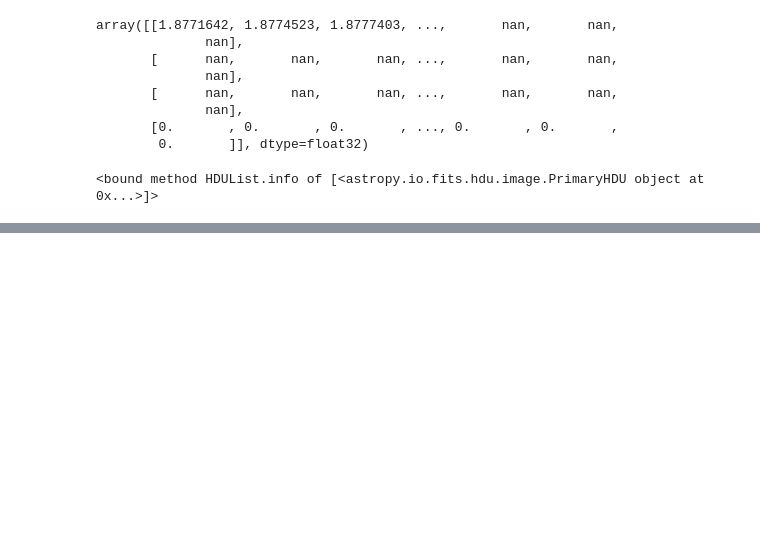
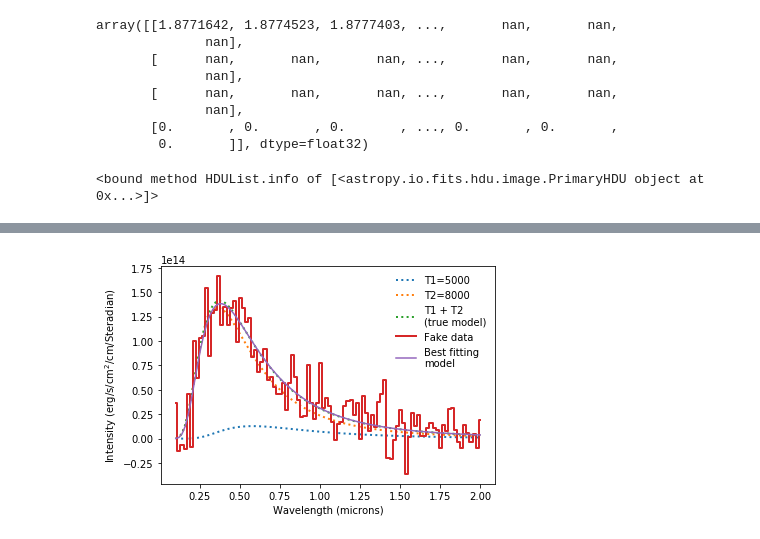
Before and after one commit to Hallflower20/Ay20-Project, a Jupyter notebook: PlotSpectrum.ipynb, the cells around one changed output, grey strips where cells are left out. Drawn from its saved outputs; the diff is of its cells as text; code cells hidden in the pictures; blank space fills up the shorter version.

```diff
--- a/PlotSpectrum.ipynb
+++ b/PlotSpectrum.ipynb
@@ -115,0 +146,16 @@ table.info
+# %%
+from scipy.optimize import curve_fit
+import pylab as plt
+import numpy as np
+
+def blackbody_lam(lam, T):
+    """ Blackbody as a function of wavelength (um) and temperature (K).
+
+    returns units of erg/s/cm^2/cm/Steradian
+    """
+    from scipy.constants import h,k,c
+    lam = 1e-6 * lam # convert to metres
+    return 2*h*c**2 / (lam**5 * (np.exp(h*c / (lam*k*T)) - 1))
+# %%
+def func(wa, T1, T2):
+    return blackbody_lam(wa, T1) + blackbody_lam(wa, T2)
@@ -115,0 +208,78 @@ table.info
+# %%
+from scipy.optimize import curve_fit
+import pylab as plt
+import numpy as np
+
+def blackbody_lam(lam, T):
+    """ Blackbody as a function of wavelength (um) and temperature (K).
+
+    returns units of erg/s/cm^2/cm/Steradian
+    """
+    from scipy.constants import h,k,c
+    lam = 1e-6 * lam # convert to metres
+    return 2*h*c**2 / (lam**5 * (np.exp(h*c / (lam*k*T)) - 1))
+
+wa = np.linspace(0.1, 2, 100)   # wavelengths in um
+T1 = 5000.
+T2 = 8000.
+y1 = blackbody_lam(wa, T1)
+y2 = blackbody_lam(wa, T2)
+ytot = y1 + y2
+
+np.random.seed(1)
+
+# make synthetic data with Gaussian errors
+
+sigma = np.ones(len(wa)) * 1 * np.median(ytot)
+ydata = ytot + np.random.randn(len(wa)) * sigma
+
+# plot the input model and synthetic data
+
+plt.figure()
+plt.plot(wa, y1, ':', lw=2, label='T1=%.0f' % T1)
+plt.plot(wa, y2, ':', lw=2, label='T2=%.0f' % T2)
+plt.plot(wa, ytot, ':', lw=2, label='T1 + T2\n(true model)')
+plt.plot(wa, ydata, ls='steps-mid', lw=2, label='Fake data')
+plt.xlabel('Wavelength (microns)')
+plt.ylabel('Intensity (erg/s/cm$^2$/cm/Steradian)')
+
+# fit two blackbodies to the synthetic data
+
+def func(wa, T1, T2):
+    return blackbody_lam(wa, T1) + blackbody_lam(wa, T2)
+
+# Note the initial guess values for T1 and T2 (p0 keyword below). They
+# are quite different to the known true values, but not *too*
+# different. If these are too far away from the solution curve_fit()
+# will not be able to find a solution. This is not a Python-specific
+# problem, it is true for almost every fitting algorithm for
+# non-linear models. The initial guess is important!
+
+popt, pcov = curve_fit(func, wa, ydata, p0=(1000, 3000), sigma=sigma)
+
+# get the best fitting parameter values and their 1 sigma errors
+# (assuming the parameters aren't strongly correlated).
+
+bestT1, bestT2 = popt
+sigmaT1, sigmaT2 = np.sqrt(np.diag(pcov))
+
+ybest = blackbody_lam(wa, bestT1) + blackbody_lam(wa, bestT2)
+
+print('True model values')
+print('  T1 = %.2f' % T1)
+print('  T2 = %.2f' % T2)
+
+print('Parameters of best-fitting model:')
+print('  T1 = %.2f +/- %.2f' % (bestT1, sigmaT1))
+print('  T2 = %.2f +/- %.2f' % (bestT2, sigmaT2))
+degrees_of_freedom = len(wa) - 2
+resid = (ydata - func(wa, *popt)) / sigma
+chisq = np.dot(resid, resid)
+
+# plot the solution
+
+plt.plot(wa, ybest, label='Best fitting\nmodel')
+plt.legend(frameon=False)
+plt.savefig('fit_bb.png')
+plt.show()
+# %% [output]
@@ -115,0 +292 @@ table.info
+[figure, added]
```
Also changed, not shown: parts of 11 cells of this notebook, 2 other files.
